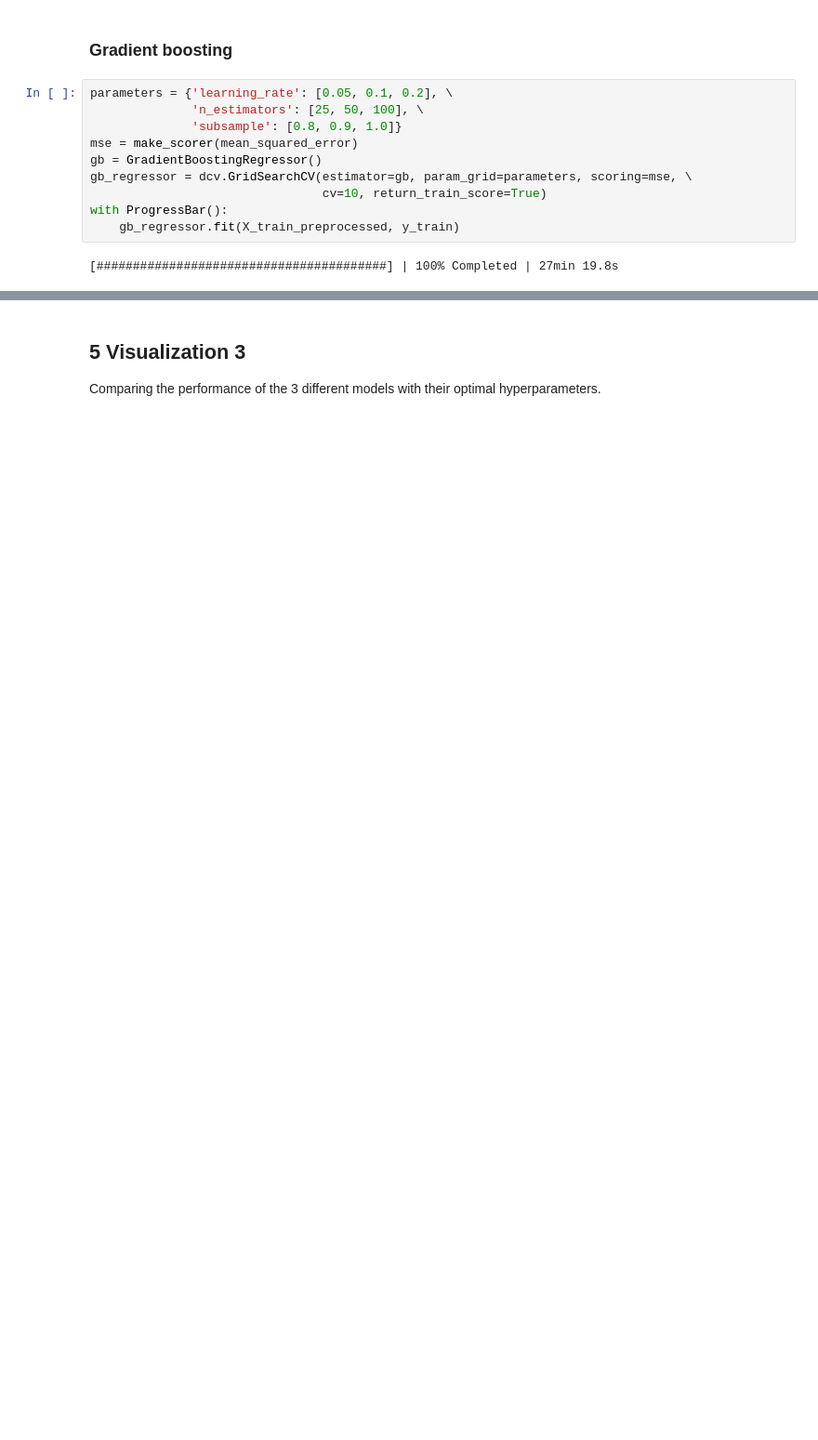
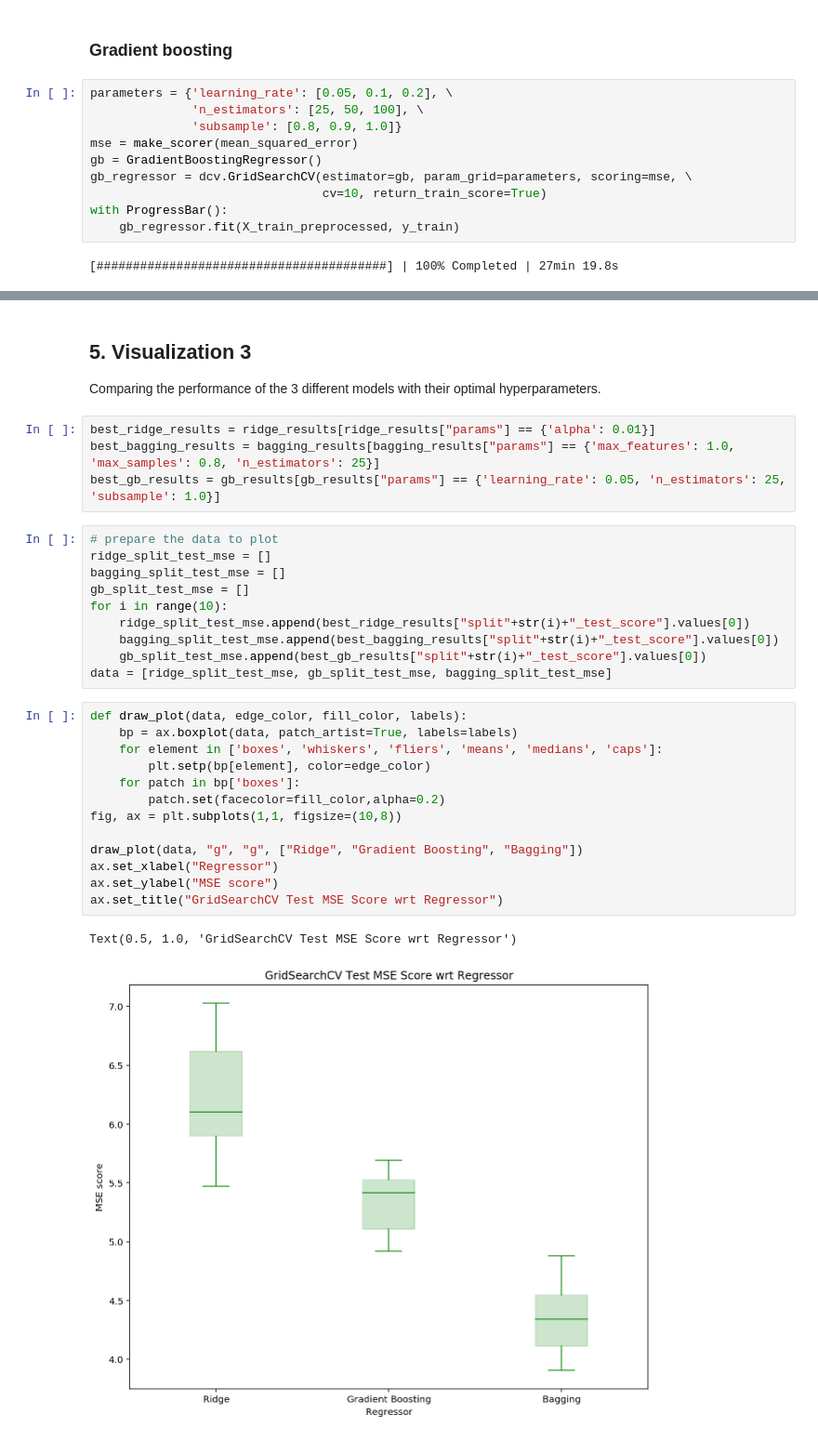
Before and after one commit to marcohatran/info_vis, a Jupyter notebook: Real-world Data Science Applications of Visualization/Real-world Data Science.ipynb, the cells around one changed output, grey strips where cells are left out. Shown at 93% size. Saved outputs shown, nothing was run; the diff lists cells and outputs as text; blank space fills up the shorter version.

```diff
--- a/Real-world Data Science Applications of Visualization/Real-world Data Science.ipynb
+++ b/Real-world Data Science Applications of Visualization/Real-world Data Science.ipynb
@@ -357,4 +375,34 @@ gb_results = pd.DataFrame(gb_regressor.cv_results_)
 # %% [markdown]
-## 5 Visualization 3
+## 5. Visualization 3
 Comparing the performance of the 3 different models with their optimal hyperparameters.
+# %%
+best_ridge_results = ridge_results[ridge_results["params"] == {'alpha': 0.01}]
+best_bagging_results = bagging_results[bagging_results["params"] == {'max_features': 1.0, 'max_samples': 0.8, 'n_estimators': 25}]
+best_gb_results = gb_results[gb_results["params"] == {'learning_rate': 0.05, 'n_estimators': 25, 'subsample': 1.0}]
+# %%
+# prepare the data to plot
+ridge_split_test_mse = []
+bagging_split_test_mse = []
+gb_split_test_mse = []
+for i in range(10):
+    ridge_split_test_mse.append(best_ridge_results["split"+str(i)+"_test_score"].values[0])
+    bagging_split_test_mse.append(best_bagging_results["split"+str(i)+"_test_score"].values[0])
+    gb_split_test_mse.append(best_gb_results["split"+str(i)+"_test_score"].values[0])
+data = [ridge_split_test_mse, gb_split_test_mse, bagging_split_test_mse]
+# %%
+def draw_plot(data, edge_color, fill_color, labels):
+    bp = ax.boxplot(data, patch_artist=True, labels=labels)
+    for element in ['boxes', 'whiskers', 'fliers', 'means', 'medians', 'caps']:
+        plt.setp(bp[element], color=edge_color)
+    for patch in bp['boxes']:
+        patch.set(facecolor=fill_color,alpha=0.2)
+fig, ax = plt.subplots(1,1, figsize=(10,8))
+
+draw_plot(data, "g", "g", ["Ridge", "Gradient Boosting", "Bagging"])
+ax.set_xlabel("Regressor")
+ax.set_ylabel("MSE score")
+ax.set_title("GridSearchCV Test MSE Score wrt Regressor")
+# %% [output]
+Text(0.5, 1.0, 'GridSearchCV Test MSE Score wrt Regressor')
+[figure, added]
 # %% [markdown]
```
Also changed, not shown: parts of 18 cells of this notebook.
